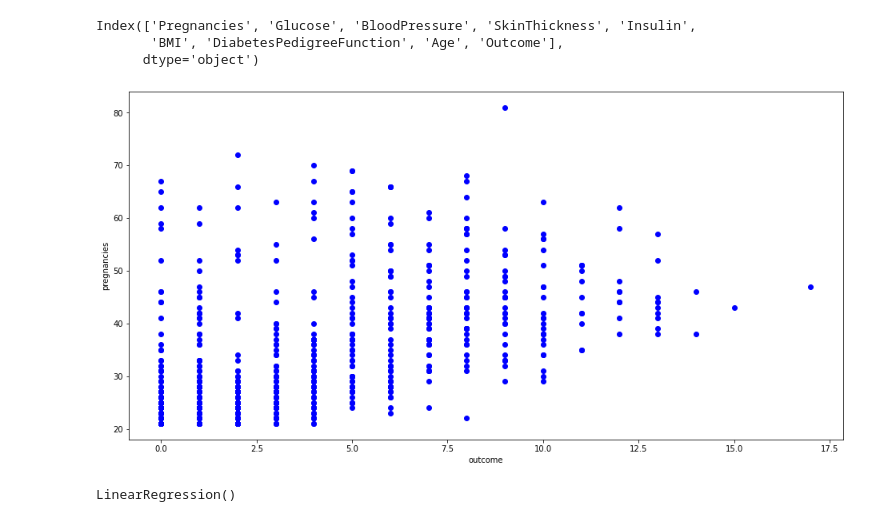
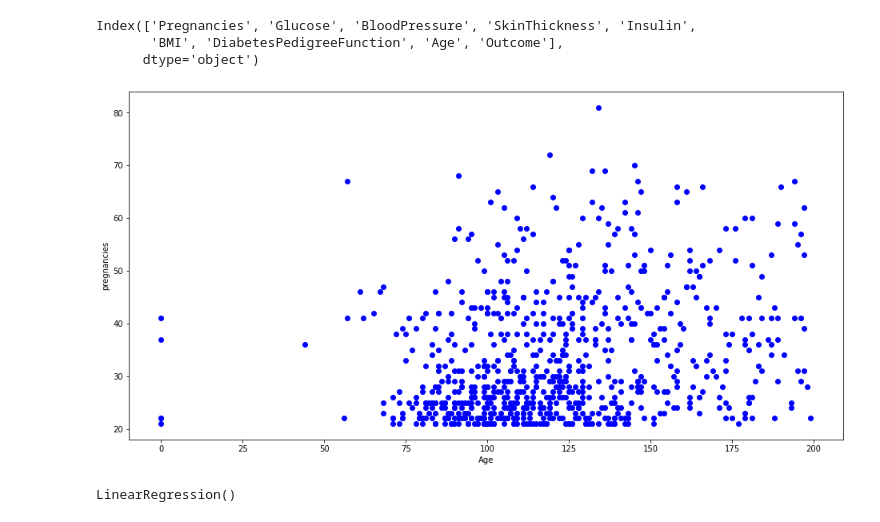
Before and after one commit to Kimxons/machine-learning-by-practice, a Jupyter notebook: linear_regression.ipynb, the cells around one changed output. Drawn from its saved outputs; the diff is of its cells as text; code cells hidden in the pictures.

```diff
--- a/linear_regression.ipynb
+++ b/linear_regression.ipynb
@@ -24,15 +24,15 @@ Index(['Pregnancies', 'Glucose', 'BloodPressure', 'SkinThickness', 'Insulin',
 # %%
 plt.figure(figsize=(16,8))
 plt.scatter(
-    data["Pregnancies"],
+    data["Glucose"],
     data["Age"],
     c="blue"
 )
-plt.xlabel("outcome")
+plt.xlabel("Age")
 plt.ylabel("pregnancies")
 plt.show()
 # %% [output]
-[figure, old version]
+[figure, new version]
 # %%
 X = data["Pregnancies"].values.reshape(-1,1)
 Y = data["Age"].values.reshape(-1,1)
```
Also changed, not shown: parts of 1 cell of this notebook.
